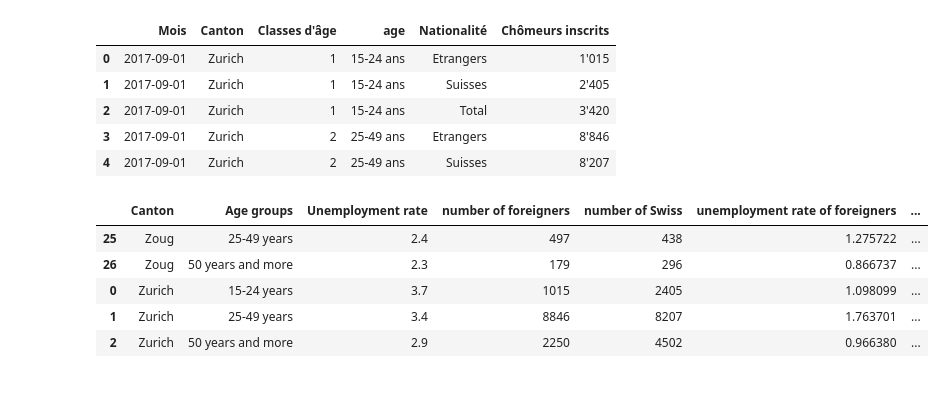
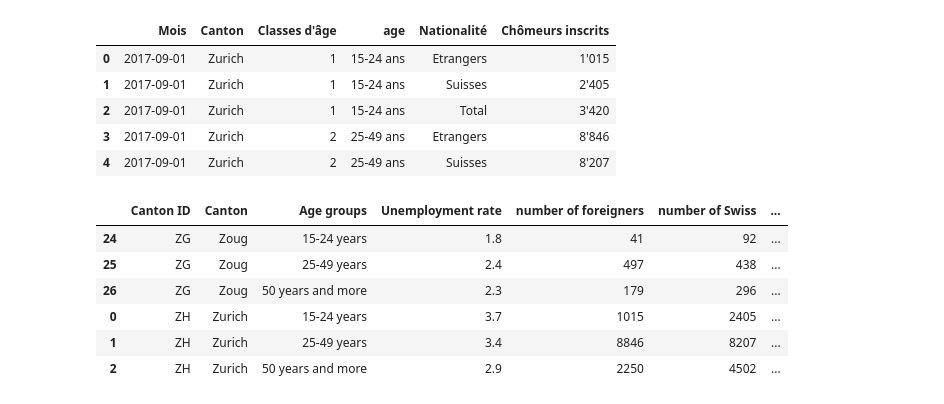
Before and after one commit to mathildemrt/ada, a Jupyter notebook: 03 - Interactive Viz/Homework3-2.ipynb, the cells around one changed output. Saved outputs shown, nothing was run; the diff lists cells and outputs as text; code cells hidden in the pictures.

```diff
--- a/03 - Interactive Viz/Homework3-2.ipynb
+++ b/03 - Interactive Viz/Homework3-2.ipynb
@@ -258,6 +257,8 @@ displaySwissMap(foreign_swiss,
 # Load data from xls spreadsheet to pandas dataframe
 classe_age = pd.read_excel('data/classe_age.xls',sheetname='classe_age.csv',skifooter=2)
 
+
+classe_age['Canton ID']=classe_age['Canton'].map(Canton_ID)
 
 #ENGLISH TRANSLATION:
 
@@ -272,5 +273,5 @@ classe_age = classe_age.rename(index=str, columns={
 
 classe_age = classe_age.sort_values('Unemployment rate', ascending=[0])
 
-classe_age= classe_age[['Canton','Age groups','Unemployment rate']]
+classe_age= classe_age[['Canton ID','Canton','Age groups','Unemployment rate']]
 # %% [markdown]
@@ -321,12 +324,13 @@ classe_age['number of Swiss']=age_nationalite.loc[age_nationalite['Nationalité'
 classe_age['unemployment rate of foreigners']=classe_age['Unemployment rate']*classe_age['number of foreigners']/(classe_age['number of foreigners']+classe_age['number of Swiss'])
 classe_age['unemployment rate of Swiss']=classe_age['Unemployment rate']*classe_age['number of Swiss']/(classe_age['number of foreigners']+classe_age['number of Swiss'])
 # %%
-classe_age.tail()
+classe_age.tail(6)
 # %% [output]
-|  | Canton | Age groups | Unemployment rate | number of foreigners | number of Swiss | unemployment rate of foreigners | ... |
-| 25 | Zoug | 25-49 years | 2.4 | 497 | 438 | 1.275722 | ... |
-| 26 | Zoug | 50 years and more | 2.3 | 179 | 296 | 0.866737 | ... |
-| 0 | Zurich | 15-24 years | 3.7 | 1015 | 2405 | 1.098099 | ... |
-| 1 | Zurich | 25-49 years | 3.4 | 8846 | 8207 | 1.763701 | ... |
-| 2 | Zurich | 50 years and more | 2.9 | 2250 | 4502 | 0.966380 | ... |
+|  | Canton ID | Canton | Age groups | Unemployment rate | number of foreigners | number of Swiss | ... |
+| 24 | ZG | Zoug | 15-24 years | 1.8 | 41 | 92 | ... |
+| 25 | ZG | Zoug | 25-49 years | 2.4 | 497 | 438 | ... |
+| 26 | ZG | Zoug | 50 years and more | 2.3 | 179 | 296 | ... |
+| 0 | ZH | Zurich | 15-24 years | 3.7 | 1015 | 2405 | ... |
+| 1 | ZH | Zurich | 25-49 years | 3.4 | 8846 | 8207 | ... |
+| 2 | ZH | Zurich | 50 years and more | 2.9 | 2250 | 4502 | ... |
 # %%
```
Also changed, not shown: parts of 14 cells of this notebook, 4 other files.
